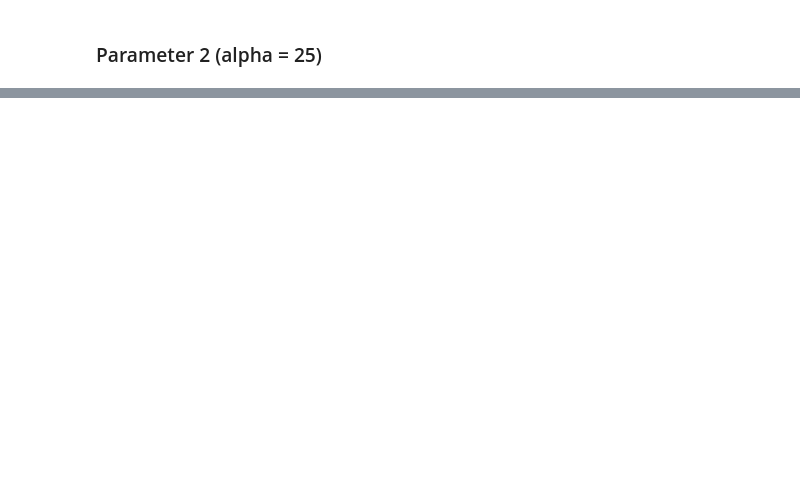
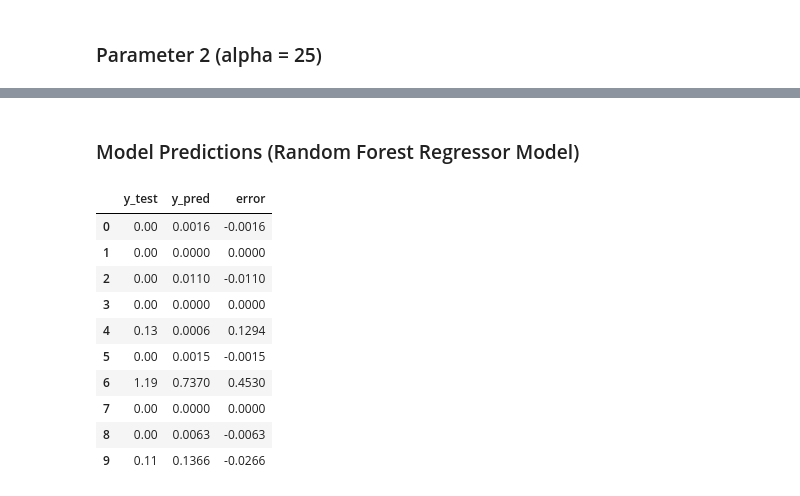
Before and after one commit to miketobz/ML-Rainfall-Prediction, a Jupyter notebook: ML_Rainfall_Prediction.ipynb, the cells around one changed output, grey strips where cells are left out. Cells and saved outputs as stored; diff of their text form; code cells hidden in the pictures; blank space fills up the shorter version.

```diff
--- a/ML_Rainfall_Prediction.ipynb
+++ b/ML_Rainfall_Prediction.ipynb
@@ -792,11 +613,0 @@ The root mean squared error is:  0.276
-# %%
-# Create a ridge regression model and train it:
-ridge30 = Ridge(alpha = 30)
-ridge30.fit(input_train, output_train)
-
-# Calculating the intercept and coefficient:
-print("The intercept is: ", ridge30.intercept_)
-print("\nThe coefficient is: ", ridge30.coef_)
-
-# Make predictions:
-predictions_r30 = ridge30.predict(input_test)
@@ -891,0 +914,22 @@ plt.legend()
+# %% [markdown]
+### Model Predictions (Random Forest Regressor Model)
+# %%
+# Create a DataFrame to hold the true values of the test set and the model's predictions:
+predictions = pd.DataFrame (
+    zip(output_test, y_pred, output_test - y_pred),
+    columns = ["y_test", "y_pred", "error"]
+)
+
+predictions.head(10)
+# %% [output]
+|  | y_test | y_pred | error |
+| 0 | 0.00 | 0.0016 | -0.0016 |
+| 1 | 0.00 | 0.0000 | 0.0000 |
+| 2 | 0.00 | 0.0110 | -0.0110 |
+| 3 | 0.00 | 0.0000 | 0.0000 |
+| 4 | 0.13 | 0.0006 | 0.1294 |
+| 5 | 0.00 | 0.0015 | -0.0015 |
+| 6 | 1.19 | 0.7370 | 0.4530 |
+| 7 | 0.00 | 0.0000 | 0.0000 |
+| 8 | 0.00 | 0.0063 | -0.0063 |
+| 9 | 0.11 | 0.1366 | -0.0266 |
```
Also changed, not shown: parts of 107 cells of this notebook, 1 other file.
